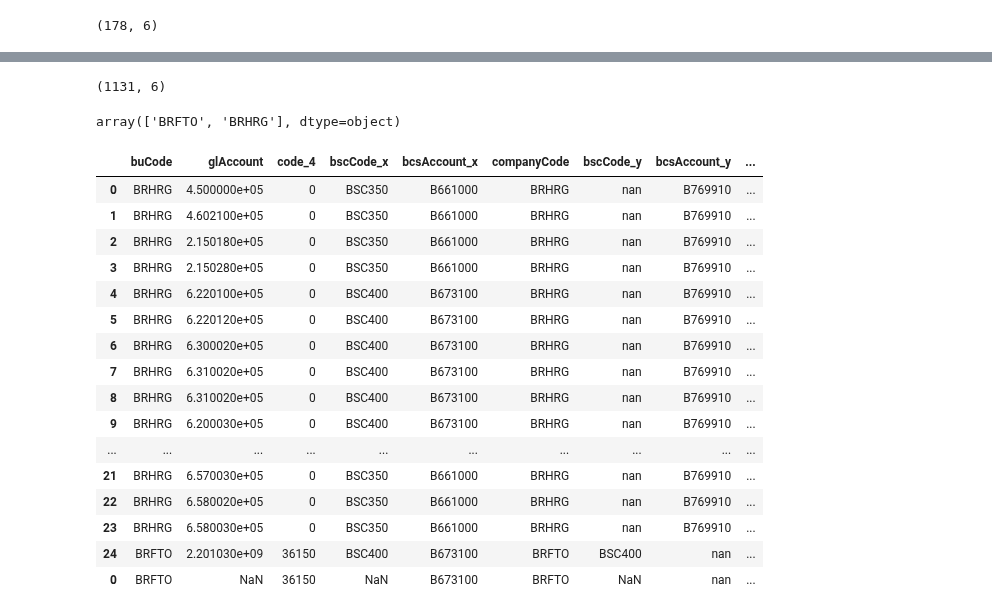
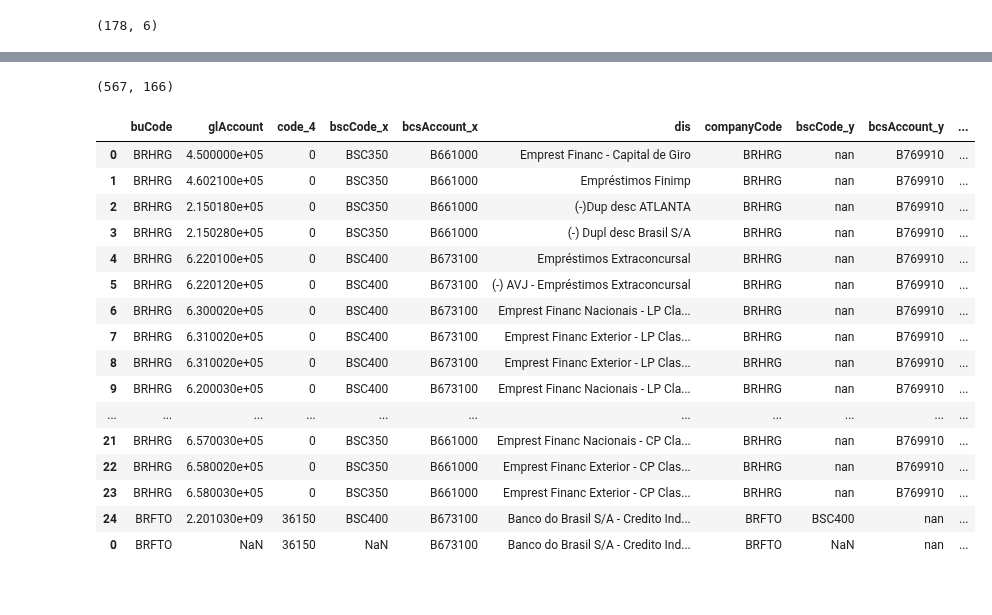
Before and after one commit to Lirollel/Work_AIM_Jupyter-Python-Pandas, a Jupyter notebook: OCP/Testing_bd/Brazil/Brazil_ARreport_full_cover.ipynb, the cells around one changed output, grey strips where cells are left out. Saved outputs shown, nothing was run; the diff lists cells and outputs as text; code cells hidden in the pictures.

Commit message:
Brazil full cover

```diff
--- a/OCP/Testing_bd/Brazil/Brazil_ARreport_full_cover.ipynb
+++ b/OCP/Testing_bd/Brazil/Brazil_ARreport_full_cover.ipynb
@@ -45,9 +43,12 @@ data_code_4_list = data.code_4.dropna().unique().tolist() # glAccount
 # %%
+# выгрузка данных из ARAP
 query = f'''
-SELECT "companyCode","glAccount","bscCode","bcsAccount","currencyCode","presentAmountUSD"
+SELECT *
+--"companyCode","glAccount","bscCode","bcsAccount","currencyCode","presentAmountUSD"
             from RISKACCESS."unifiedARReport"
             where "reportDate" = TO_DATE('2024-08-31', 'YYYY-MM-DD')
 AND "companyCode" in ({str(sheet_list)[1:-1]})
+AND "rowType" = 'M'
 AND (
     "bscCode" in ({str(data_bscCode_list)[1:-1]})
     OR "bcsAccount" in ({str(data_bcsAccount_list)[1:-1]})
@@ -58,54 +59,51 @@ AND (
 data_ARAP = export_from_RISKCUSTOM(query)
 data_ARAP.shape
 # %% [output]
-(1131, 6)
+(567, 166)
-# %%
-data_ARAP.companyCode.unique()
-# %% [output]
-array(['BRFTO', 'BRHRG'], dtype=object)
 # %%
+# группировка по строкам ARAP
 data_ARAP_cols_list = ['companyCode','glAccount','bscCode','bcsAccount','currencyCode']
 data_ARAP_pivot = data_ARAP.groupby(as_index=False, dropna=False, by=data_ARAP_cols_list)['presentAmountUSD'].agg('sum')
-
-data_cols_list = ['buCode','glAccount','code_4','bscCode','bcsAccount']
+# группировка по строкам ручного источника full cover
+data_cols_list = ['buCode','glAccount','code_4','bscCode','bcsAccount', 'dis']
 data_for_merge = data[data_cols_list].drop_duplicates().reset_index(drop=True)
 
 # merge
 merge_dict = {'glAccount':'glAccount', 'bscCode':'bscCode', 'bcsAccount':'bcsAccount'}
-# , 'code_4':'glAccount'
+# , 'code_4':'glAccount' - не попали в выборку
 # bucode + glAccount on glAccount
 data_for_merge.glAccount, data_ARAP_pivot.glAccount = data_for_merge.glAccount.astype(int), data_ARAP_pivot.glAccount.astype(int)
 # bucode + glAccount on code_4
 data_for_merge.code_4 = data_for_merge.code_4.fillna(0).astype(int)
 # bucode + bscCode
 data_for_merge.bscCode, data_ARAP_pivot.bscCode = data_for_merge.bscCode.astype(str).replace(' ',''), data_ARAP_pivot.bscCode.astype(str).replace(' ','')
 # bucode + bcsAccount
 data_for_merge.bcsAccount, data_ARAP_pivot.bcsAccount = data_for_merge.bcsAccount.astype(str).replace(' ',''), data_ARAP_pivot.bcsAccount.astype(str).replace(' ','')
-
+# merge по каждому из столбуов и слияние
 full_data_merge = pd.DataFrame()
 for key in list(merge_dict.keys()):
     left_on = ['buCode'] + [key]
     right_on = ['companyCode'] + [key]
     data_merge = data_for_merge.merge(data_ARAP_pivot, how='inner', left_on=left_on, right_on=right_on)
     data_merge['merge_on'] = key
     if len(data_merge) != 0:
         full_data_merge = pd.concat([full_data_merge,data_merge])
-full_data_merge
+full_data_merge.head(2)
 # %% [output]
-|  | buCode | glAccount | code_4 | bscCode_x | bcsAccount_x | companyCode | bscCode_y | bcsAccount_y | ... |
-| 0 | BRHRG | 4.500000e+05 | 0 | BSC350 | B661000 | BRHRG | nan | B769910 | ... |
-| 1 | BRHRG | 4.602100e+05 | 0 | BSC350 | B661000 | BRHRG | nan | B769910 | ... |
-| 2 | BRHRG | 2.150180e+05 | 0 | BSC350 | B661000 | BRHRG | nan | B769910 | ... |
-| 3 | BRHRG | 2.150280e+05 | 0 | BSC350 | B661000 | BRHRG | nan | B769910 | ... |
-| 4 | BRHRG | 6.220100e+05 | 0 | BSC400 | B673100 | BRHRG | nan | B769910 | ... |
-| 5 | BRHRG | 6.220120e+05 | 0 | BSC400 | B673100 | BRHRG | nan | B769910 | ... |
-| 6 | BRHRG | 6.300020e+05 | 0 | BSC400 | B673100 | BRHRG | nan | B769910 | ... |
-| 7 | BRHRG | 6.310020e+05 | 0 | BSC400 | B673100 | BRHRG | nan | B769910 | ... |
-| 8 | BRHRG | 6.310020e+05 | 0 | BSC400 | B673100 | BRHRG | nan | B769910 | ... |
-| 9 | BRHRG | 6.200030e+05 | 0 | BSC400 | B673100 | BRHRG | nan | B769910 | ... |
-| ... | ... | ... | ... | ... | ... | ... | ... | ... | ... |
-| 21 | BRHRG | 6.570030e+05 | 0 | BSC350 | B661000 | BRHRG | nan | B769910 | ... |
-| 22 | BRHRG | 6.580020e+05 | 0 | BSC350 | B661000 | BRHRG | nan | B769910 | ... |
-| 23 | BRHRG | 6.580030e+05 | 0 | BSC350 | B661000 | BRHRG | nan | B769910 | ... |
-| 24 | BRFTO | 2.201030e+09 | 36150 | BSC400 | B673100 | BRFTO | BSC400 | nan | ... |
-| 0 | BRFTO | NaN | 36150 | NaN | B673100 | BRFTO | NaN | nan | ... |
+|  | buCode | glAccount | code_4 | bscCode_x | bcsAccount_x | dis | companyCode | bscCode_y | bcsAccount_y | ... |
+| 0 | BRHRG | 4.500000e+05 | 0 | BSC350 | B661000 | Emprest Financ - Capital de Giro | BRHRG | nan | B769910 | ... |
+| 1 | BRHRG | 4.602100e+05 | 0 | BSC350 | B661000 | Empréstimos Finimp | BRHRG | nan | B769910 | ... |
+| 2 | BRHRG | 2.150180e+05 | 0 | BSC350 | B661000 | (-)Dup desc ATLANTA | BRHRG | nan | B769910 | ... |
+| 3 | BRHRG | 2.150280e+05 | 0 | BSC350 | B661000 | (-) Dupl desc Brasil S/A | BRHRG | nan | B769910 | ... |
+| 4 | BRHRG | 6.220100e+05 | 0 | BSC400 | B673100 | Empréstimos Extraconcursal | BRHRG | nan | B769910 | ... |
+| 5 | BRHRG | 6.220120e+05 | 0 | BSC400 | B673100 | (-) AVJ - Empréstimos Extraconcursal | BRHRG | nan | B769910 | ... |
+| 6 | BRHRG | 6.300020e+05 | 0 | BSC400 | B673100 | Emprest Financ Nacionais - LP Cla... | BRHRG | nan | B769910 | ... |
+| 7 | BRHRG | 6.310020e+05 | 0 | BSC400 | B673100 | Emprest Financ Exterior - LP Clas... | BRHRG | nan | B769910 | ... |
+| 8 | BRHRG | 6.310020e+05 | 0 | BSC400 | B673100 | Emprest Financ Exterior - LP Clas... | BRHRG | nan | B769910 | ... |
+| 9 | BRHRG | 6.200030e+05 | 0 | BSC400 | B673100 | Emprest Financ Nacionais - LP Cla... | BRHRG | nan | B769910 | ... |
+| ... | ... | ... | ... | ... | ... | ... | ... | ... | ... | ... |
+| 21 | BRHRG | 6.570030e+05 | 0 | BSC350 | B661000 | Emprest Financ Nacionais - CP Cla... | BRHRG | nan | B769910 | ... |
+| 22 | BRHRG | 6.580020e+05 | 0 | BSC350 | B661000 | Emprest Financ Exterior - CP Clas... | BRHRG | nan | B769910 | ... |
+| 23 | BRHRG | 6.580030e+05 | 0 | BSC350 | B661000 | Emprest Financ Exterior - CP Clas... | BRHRG | nan | B769910 | ... |
+| 24 | BRFTO | 2.201030e+09 | 36150 | BSC400 | B673100 | Banco do Brasil S/A - Credito Ind... | BRFTO | BSC400 | nan | ... |
+| 0 | BRFTO | NaN | 36150 | NaN | B673100 | Banco do Brasil S/A - Credito Ind... | BRFTO | NaN | nan | ... |
```
Also changed, not shown: parts of 11 cells of this notebook, 5 other files.
